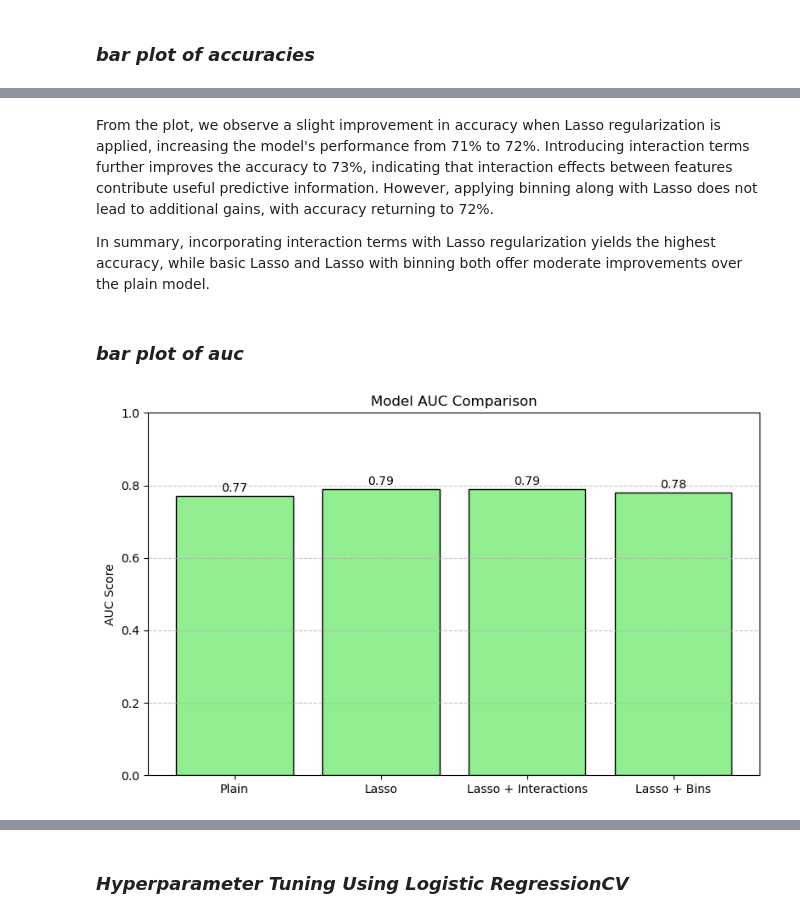
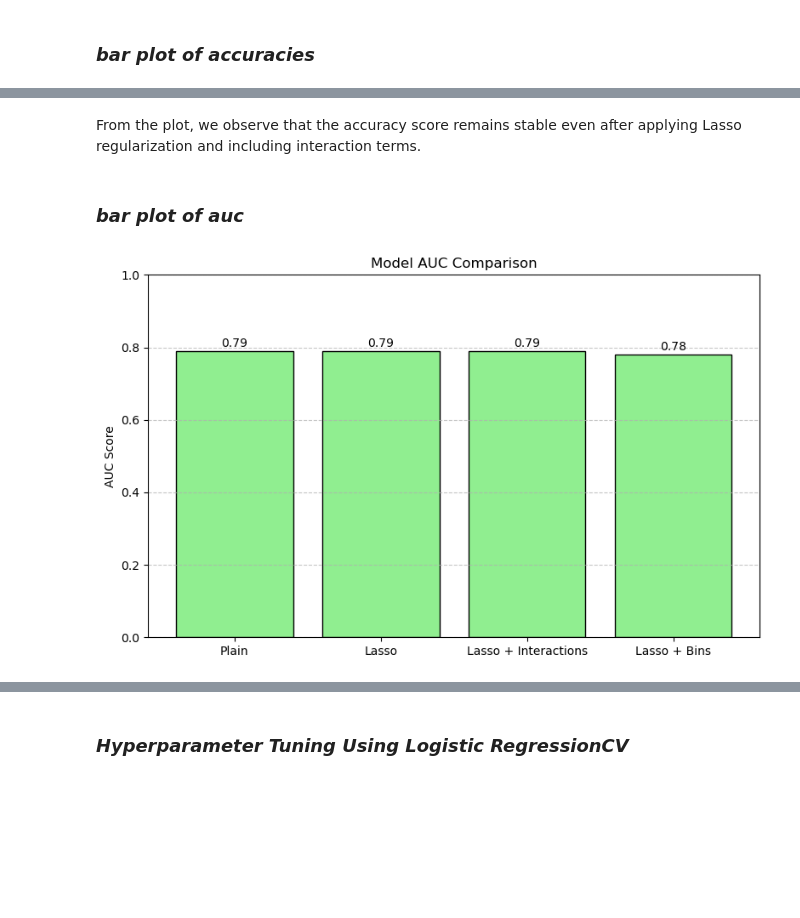
Before and after one commit to kev-analytic/Cardiovascular-Disease-Risk-Factor-Analysis, a Jupyter notebook: notebook.ipynb, the cells around one changed output, grey strips where cells are left out. Cells and saved outputs as stored; diff of their text form; code cells hidden in the pictures; blank space fills up the shorter version.

```diff
--- a/notebook.ipynb
+++ b/notebook.ipynb
@@ -1052,7 +1112,7 @@ In summary, the model demonstrates stable and reliable performance on both the t
 ### *bar plot of accuracies*
 # %%
 # Accuracy values and corresponding x-tick labels
-accuracies = [71, 72, 73, 72]
+accuracies = [73, 73, 73, 73]
 xticks = ['Plain', 'Lasso', 'Lasso + Interactions', 'Lasso + Bins']
 
 # Create bar plot
@@ -1080,33 +1140,31 @@ plt.show()
-# %% [markdown]
-From the plot, we observe a slight improvement in accuracy when Lasso regularization is applied, increasing the model's performance from 71% to 72%. Introducing interaction terms further improves the accuracy to 73%, indicating that interaction effects between features contribute useful predictive information. However, applying binning along with Lasso does not lead to additional gains, with accuracy returning to 72%.
-
-In summary, incorporating interaction terms with Lasso regularization yields the highest accuracy, while basic Lasso and Lasso with binning both offer moderate improvements over the plain model.
+# %% [markdown]
+From the plot, we observe that the accuracy score remains stable even after applying Lasso regularization and including interaction terms.
 # %% [markdown]
 ### *bar plot of auc*
 # %%
 # AUC values and corresponding x-tick labels
-auc_scores = [0.77, 0.79, 0.79, 0.78]
+auc_scores = [0.79, 0.79, 0.79, 0.78]
 xticks = ['Plain', 'Lasso', 'Lasso + Interactions', 'Lasso + Bins']
 
 # Create bar plot
 plt.figure(figsize=(8, 5))
 bars = plt.bar(range(len(auc_scores)), auc_scores, color='lightgreen', edgecolor='black')
 
 # Add value labels on top of each bar
 for i, bar in enumerate(bars):
     yval = bar.get_height()
     plt.text(i, yval + 0.005, f'{yval:.2f}', ha='center', va='bottom', fontsize=10)
 
 # Set x-ticks and labels
 plt.xticks(ticks=range(len(xticks)), labels=xticks)
 
 # Customize plot
 plt.ylim(0, 1)
 plt.ylabel('AUC Score')
 plt.title('Model AUC Comparison')
 plt.grid(axis='y', linestyle='--', alpha=0.7)
 
 plt.tight_layout()
 plt.show()
 # %% [output]
-[figure, old version]
+[figure, new version]
```
Also changed, not shown: parts of 67 cells of this notebook.
